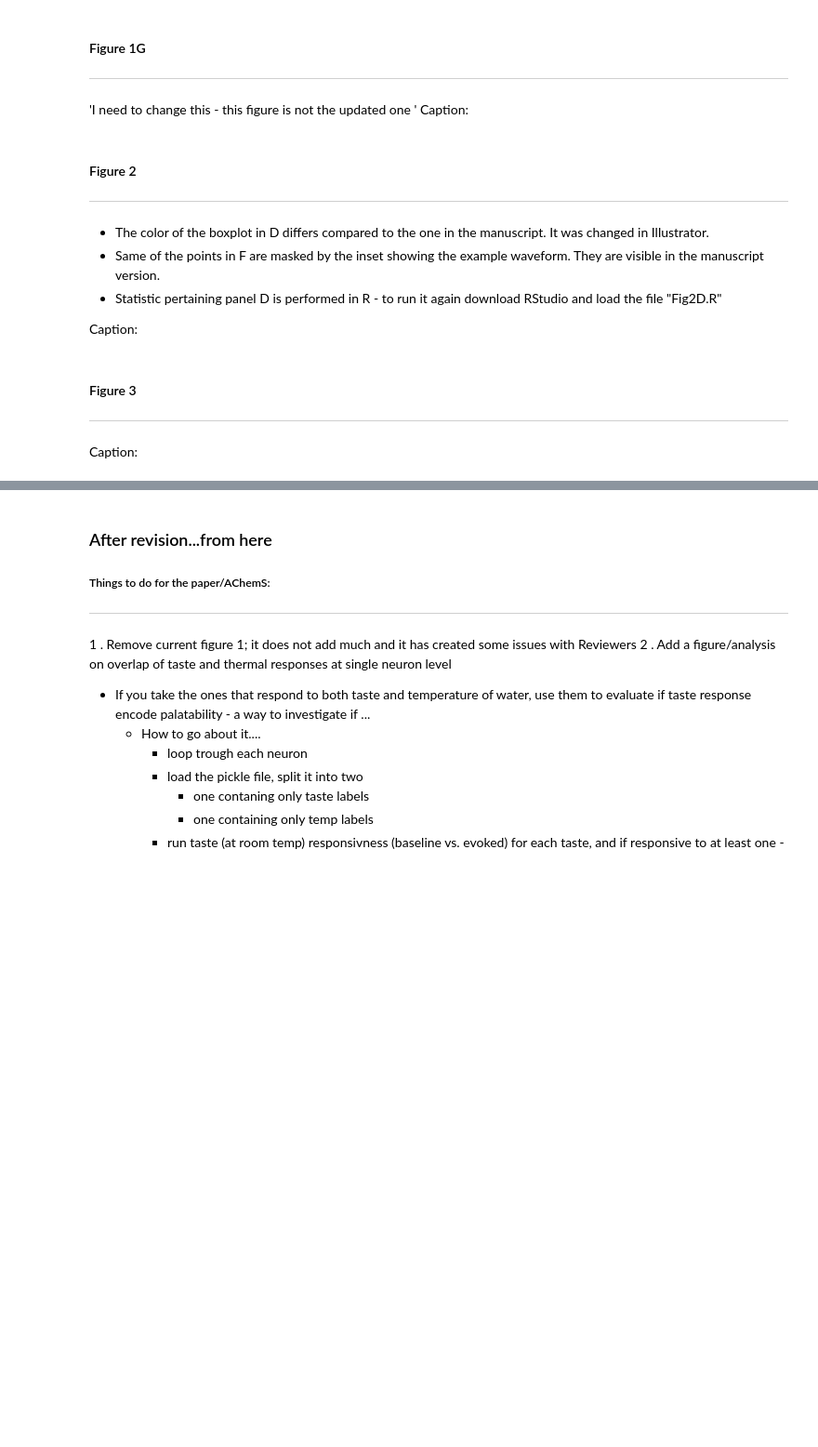
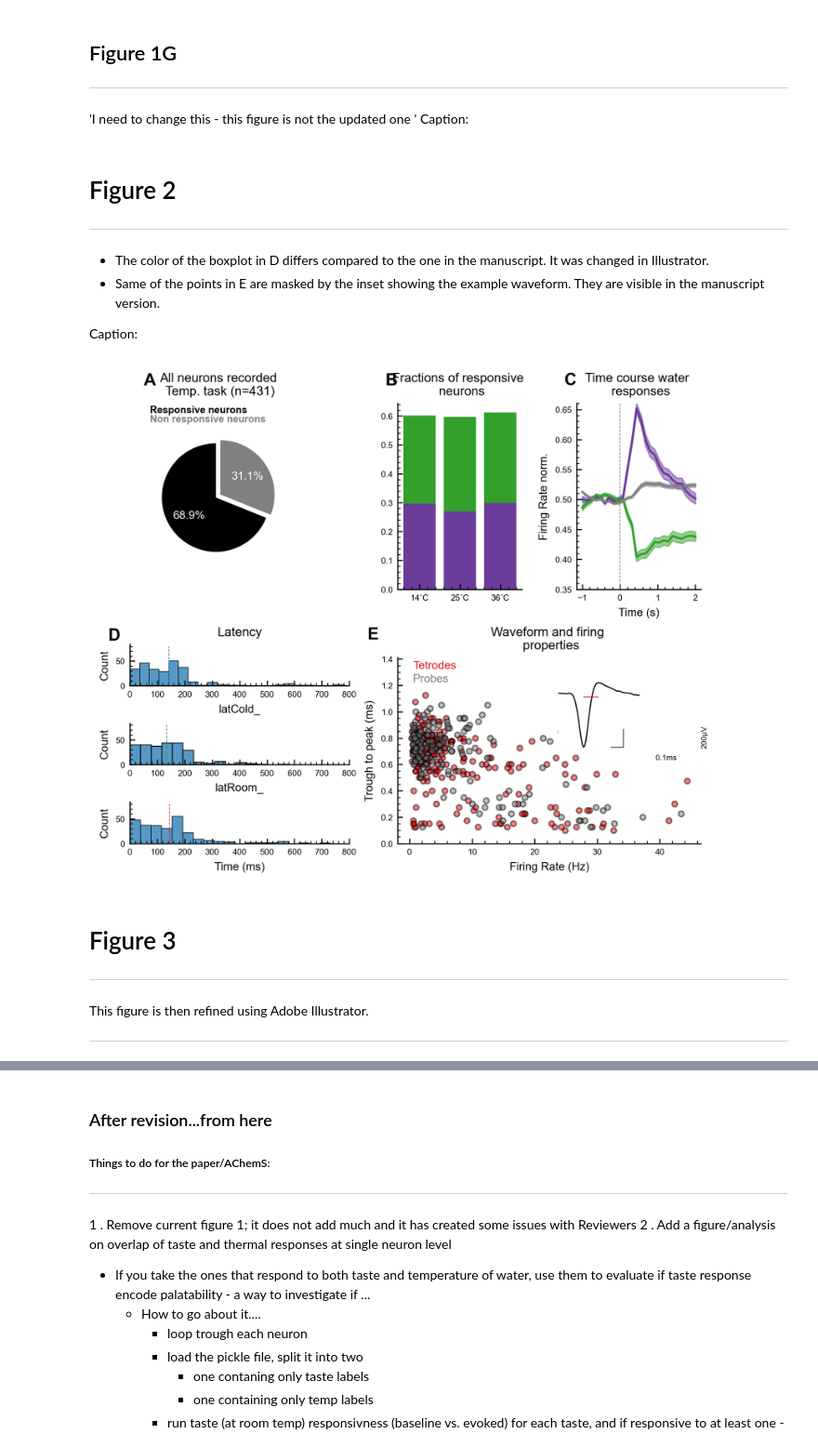
Before and after one commit to vincisLab/thermalGC, a Jupyter notebook: Bouaichi_Odegaard_Neese_Vincis.ipynb, the cells around one changed output, grey strips where cells are left out. Shown at 93% size. Drawn from its saved outputs; the diff is of its cells as text; code cells hidden in the pictures; blank space fills up the shorter version.

```diff
--- a/Bouaichi_Odegaard_Neese_Vincis.ipynb
+++ b/Bouaichi_Odegaard_Neese_Vincis.ipynb
@@ -107,7 +109,7 @@ Figure_1F(one,one_one,one_two,one_three,one_four,_one_five,min_Trial,
           two,two_one,two_two,two_three,two_four,_two_five,min_Trial_2)
 # %% [markdown]
 <a id='Figure1G'></a>
-#### Figure 1G
+## Figure 1G
 ***
 'I need to change this  - this figure is not the updated one '
 Caption:
@@ -134,10 +130,9 @@ Figure_1G(three,three_one,three_two,three_three,min_Trial_3,
           four,four_one,four_two,four_three,min_Trial_4)
 # %% [markdown]
 <a id='Figure2'></a>
-#### Figure 2
+# Figure 2
 ***
 - The color of the boxplot in D differs compared to the one in the manuscript. It was changed in Illustrator.
-- Same of the points in F are masked by the inset showing the example waveform. They are visible in the manuscript version.
-- Statistic pertaining panel D is performed in R - to run it again download RStudio and load the file "Fig2D.R"
+- Same of the points in E are masked by the inset showing the example waveform. They are visible in the manuscript version.
 
 Caption:
@@ -167,18 +139,18 @@ DF.to_csv("/Users/robertovincis/VincisLab_Python/Bouaichi_and_Vincis2022/Plos Bi
 # %%
-import pandas as pd
-import pickle
-
-with open('/Users/robertovincis/VincisLab_Python/Bouaichi_and_Vincis2022/Data_for_analysis/active.pickle','rb') as file:
+with open(filePath/'Data/active.pickle','rb') as file:
     temp_active = pickle.load(file)
-with open('/Users/robertovincis/VincisLab_Python/Bouaichi_and_Vincis2022/Data_for_analysis/supp.pickle','rb') as file:
+with open(filePath/'Data/supp.pickle','rb') as file:
     temp_supp = pickle.load(file)
-with open('/Users/robertovincis/VincisLab_Python/Bouaichi_and_Vincis2022/Data_for_analysis/nonresp.pickle','rb') as file:
+with open(filePath/'Data/nonresp.pickle','rb') as file:
     temp_nonresp = pickle.load(file)
 
 Figure_2(Main_Temp,temp_active,temp_supp,temp_nonresp)
+# %% [output]
+[figure, added]
 # %% [markdown]
 <a id='Figure3'></a>
-#### Figure 3
+# Figure 3
 ***
-Caption:
+This figure is then refined using Adobe Illustrator.
+***
 # %%
```
Also changed, not shown: parts of 48 cells of this notebook, 47 other files.
